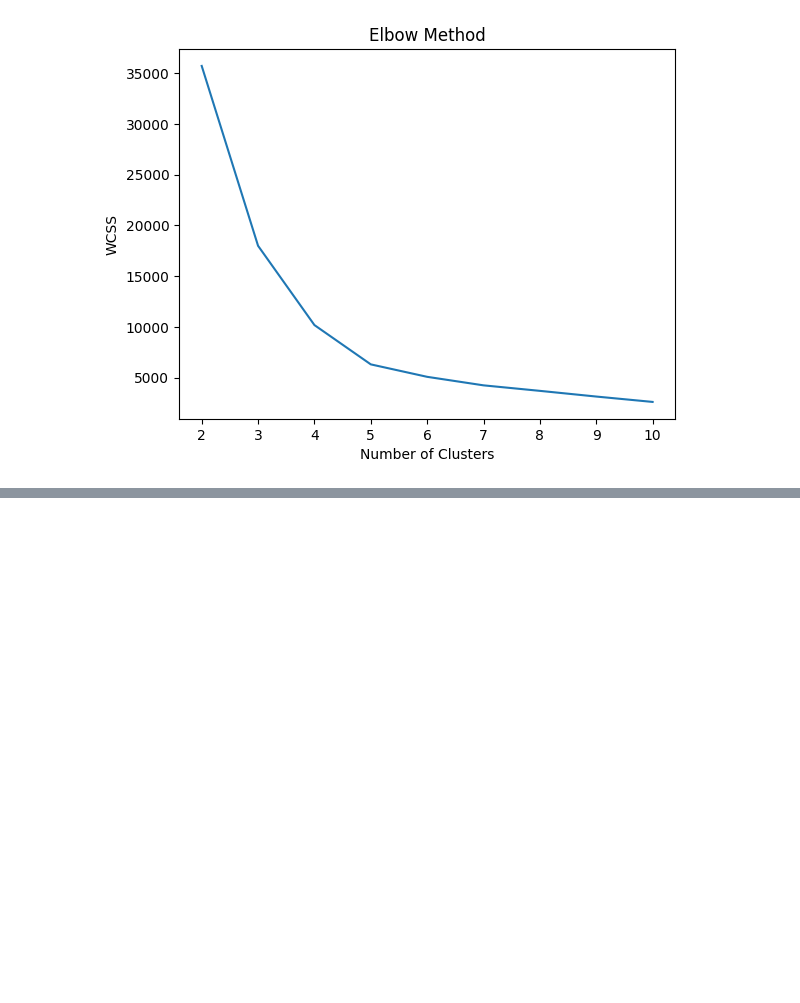
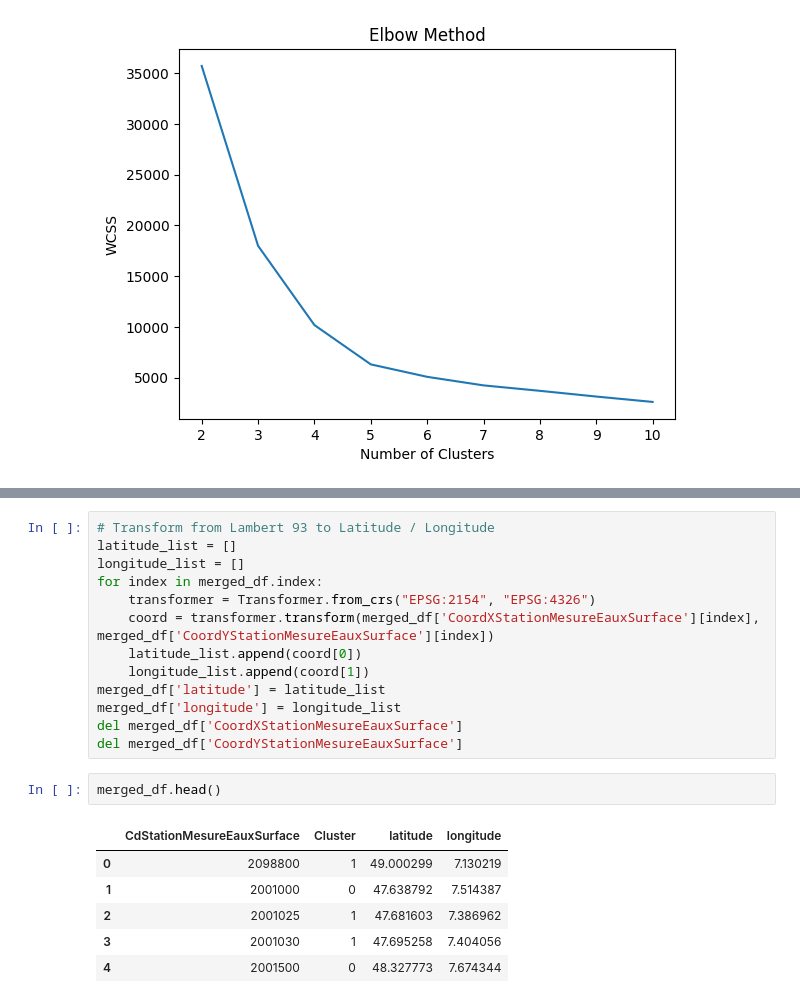
Before and after one commit to PotOfJam/Projet_eau, a Jupyter notebook: Projet_eau_pre_ortho.ipynb, the cells around one changed output, grey strips where cells are left out. Drawn from its saved outputs; the diff is of its cells as text; blank space fills up the shorter version.

```diff
--- a/Projet_eau_pre_ortho.ipynb
+++ b/Projet_eau_pre_ortho.ipynb
@@ -361,0 +418,22 @@ Name: count, dtype: int64
+# %%
+# Transform from Lambert 93 to Latitude / Longitude
+latitude_list = []
+longitude_list = []
+for index in merged_df.index:
+    transformer = Transformer.from_crs("EPSG:2154", "EPSG:4326")
+    coord = transformer.transform(merged_df['CoordXStationMesureEauxSurface'][index], merged_df['CoordYStationMesureEauxSurface'][index])
+    latitude_list.append(coord[0])
+    longitude_list.append(coord[1])
+merged_df['latitude'] = latitude_list
+merged_df['longitude'] = longitude_list
+del merged_df['CoordXStationMesureEauxSurface']
+del merged_df['CoordYStationMesureEauxSurface']
+# %%
+merged_df.head()
+# %% [output]
+|  | CdStationMesureEauxSurface | Cluster | latitude | longitude |
+| 0 | 2098800 | 1 | 49.000299 | 7.130219 |
+| 1 | 2001000 | 0 | 47.638792 | 7.514387 |
+| 2 | 2001025 | 1 | 47.681603 | 7.386962 |
+| 3 | 2001030 | 1 | 47.695258 | 7.404056 |
+| 4 | 2001500 | 0 | 48.327773 | 7.674344 |
```
Also changed, not shown: parts of 13 cells of this notebook.
